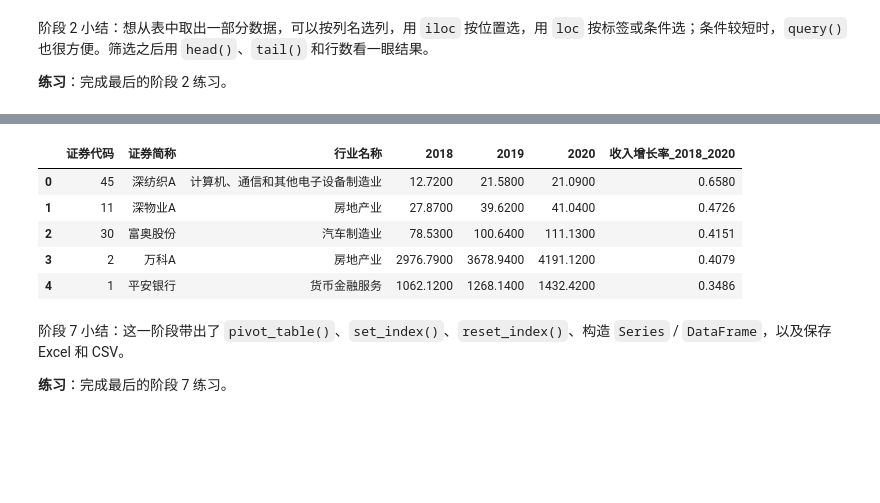
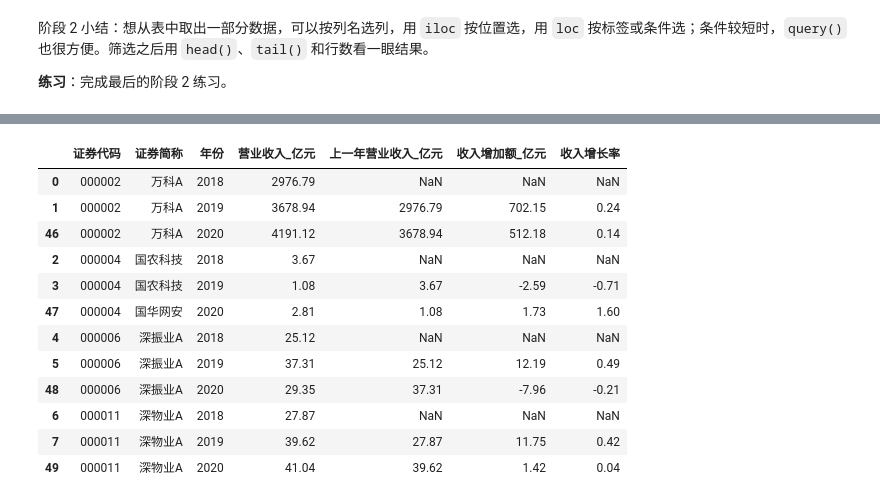
Before and after one commit to itsaquestion/py4ss_v4, a Jupyter notebook: 新章节编辑/pandas/pandas_finance_to_analysis.ipynb, the cells around one changed output, grey strips where cells are left out. Saved outputs shown, nothing was run; the diff lists cells and outputs as text; code cells hidden in the pictures; blank space fills up the shorter version.

Commit message:
Revise pandas chapter data workflow

```diff
--- a/新章节编辑/pandas/pandas_finance_to_analysis.ipynb
+++ b/新章节编辑/pandas/pandas_finance_to_analysis.ipynb
@@ -659,4 +718,7 @@ dirty[["证券简称", "净利润_亿元"]].head()  # 查看转换结果
 # %%
-drop_missing = dirty.dropna(subset=["营业收入_亿元", "净利润_亿元"])  # 删除关键列缺失的行
-drop_missing.head()  # 查看删除缺失后的结果
+# 再把统计截止日期转换成日期，并提取年份。
+indicators["统计截止日期"] = pd.to_datetime(indicators["统计截止日期"], errors="coerce")  # 转换日期
+indicators["年份"] = indicators["统计截止日期"].dt.year  # 提取年份
+
+indicators[["证券代码", "股票简称", "统计截止日期", "年份"]].head(8)  # 查看日期处理结果
 # %% [output]
@@ -819,13 +930,13 @@ company.head()  # 查看公司信息表
 # %%
-# 把两个年度的财务记录纵向追加到一起。
-finance_2019 = finance_code.loc[finance_code["年份"] == 2019].copy()  # 取出 2019 年记录
-finance_2020_for_concat = finance_code.loc[finance_code["年份"] == 2020].copy()  # 取出 2020 年记录
+# 把两个时间段的经营记录纵向追加到一起。
+annual_2018_2019 = annual_for_merge.loc[annual_for_merge["年份"].isin([2018, 2019])].copy()  # 2018-2019 年
+annual_2020_part = annual_for_merge.loc[annual_for_merge["年份"] == 2020].copy()  # 2020 年
 
-finance_two_years = pd.concat(
-    [finance_2019, finance_2020_for_concat],  # 要追加的表
+annual_panel = pd.concat(
+    [annual_2018_2019, annual_2020_part],  # 要追加的表
     ignore_index=True,  # 重新生成连续索引
 )
 
-finance_two_years[["证券代码", "证券简称", "年份", "营业收入_亿元"]].head()  # 查看追加结果
+annual_panel[["证券代码", "证券简称", "年份", "营业收入_亿元"]].head()  # 查看追加结果
 # %% [output]
 |  | 证券代码 | 证券简称 | 年份 | 营业收入_亿元 |
@@ -1102,4 +1240,14 @@ demo_merge[["证券代码", "公司代码", "行业名称"]].head()  # 查看不
 # %%
-analysis_df = finance_code.merge(company_small, on="证券代码", how="left")
-analysis_df.head()
+# 用分组循环找出每个行业收入最高的 1 家公司。
+top_list = []
+
+for industry, group in analysis_2020.groupby("行业名称"):
+    top_company = group.sort_values("营业收入_亿元", ascending=False).head(1)  # 本行业收入最高公司
+    top_list.append(top_company)
+
+industry_top_company = pd.concat(top_list, ignore_index=True)[
+    ["行业名称", "证券代码", "证券简称", "营业收入_亿元", "净利率"]
+].sort_values("营业收入_亿元", ascending=False)
+
+industry_top_company  # 查看每个行业收入最高的公司
 # %% [output]
@@ -1347,0 +1457,5 @@ company_summary.head(10)
+# %%
+# 先按公司和统计截止日期排序，确认面板数据的时间顺序。
+panel_ts = analysis_df.sort_values(["证券代码", "统计截止日期"]).copy()  # 按公司和时间排序
+
+panel_ts[["证券代码", "证券简称", "统计截止日期", "年份", "营业收入_亿元", "净利润_亿元"]].head(9)  # 查看排序后的面板
@@ -1399,13 +1528,21 @@ print("已保存阶段成果")
 # %%
-pd.read_csv("data/company_full_summary.csv").head()
+# 在每家公司内部计算收入变化。
+panel_ts["上一年营业收入_亿元"] = panel_ts.groupby("证券代码")["营业收入_亿元"].shift(1)  # 公司内部上一年收入
+panel_ts["收入增加额_亿元"] = panel_ts.groupby("证券代码")["营业收入_亿元"].diff()  # 公司内部收入增加额
+panel_ts["收入增长率"] = panel_ts.groupby("证券代码")["营业收入_亿元"].pct_change()  # 公司内部收入增长率
+
+panel_ts[["证券代码", "证券简称", "年份", "营业收入_亿元", "上一年营业收入_亿元", "收入增加额_亿元", "收入增长率"]].head(12)  # 查看组内计算结果
 # %% [output]
-|  | 证券代码 | 证券简称 | 行业名称 | 2018 | 2019 | 2020 | 收入增长率_2018_2020 |
-| 0 | 45 | 深纺织A | 计算机、通信和其他电子设备制造业 | 12.7200 | 21.5800 | 21.0900 | 0.6580 |
-| 1 | 11 | 深物业A | 房地产业 | 27.8700 | 39.6200 | 41.0400 | 0.4726 |
-| 2 | 30 | 富奥股份 | 汽车制造业 | 78.5300 | 100.6400 | 111.1300 | 0.4151 |
-| 3 | 2 | 万科A | 房地产业 | 2976.7900 | 3678.9400 | 4191.1200 | 0.4079 |
-| 4 | 1 | 平安银行 | 货币金融服务 | 1062.1200 | 1268.1400 | 1432.4200 | 0.3486 |
+|  | 证券代码 | 证券简称 | 年份 | 营业收入_亿元 | 上一年营业收入_亿元 | 收入增加额_亿元 | 收入增长率 |
+| 0 | 000002 | 万科A | 2018 | 2976.79 | NaN | NaN | NaN |
+| 1 | 000002 | 万科A | 2019 | 3678.94 | 2976.79 | 702.15 | 0.24 |
+| 46 | 000002 | 万科A | 2020 | 4191.12 | 3678.94 | 512.18 | 0.14 |
+| 2 | 000004 | 国农科技 | 2018 | 3.67 | NaN | NaN | NaN |
+| 3 | 000004 | 国农科技 | 2019 | 1.08 | 3.67 | -2.59 | -0.71 |
+| 47 | 000004 | 国华网安 | 2020 | 2.81 | 1.08 | 1.73 | 1.60 |
+| 4 | 000006 | 深振业A | 2018 | 25.12 | NaN | NaN | NaN |
+| 5 | 000006 | 深振业A | 2019 | 37.31 | 25.12 | 12.19 | 0.49 |
+| 48 | 000006 | 深振业A | 2020 | 29.35 | 37.31 | -7.96 | -0.21 |
+| 6 | 000011 | 深物业A | 2018 | 27.87 | NaN | NaN | NaN |
+| 7 | 000011 | 深物业A | 2019 | 39.62 | 27.87 | 11.75 | 0.42 |
+| 49 | 000011 | 深物业A | 2020 | 41.04 | 39.62 | 1.42 | 0.04 |
-# %% [markdown]
-阶段 7 小结：这一阶段带出了 `pivot_table()`、`set_index()`、`reset_index()`、构造 `Series` / `DataFrame`，以及保存 Excel 和 CSV。
-
-**练习**：完成最后的阶段 7 练习。
```
Also changed, not shown: parts of 183 cells of this notebook, 10 other files.
